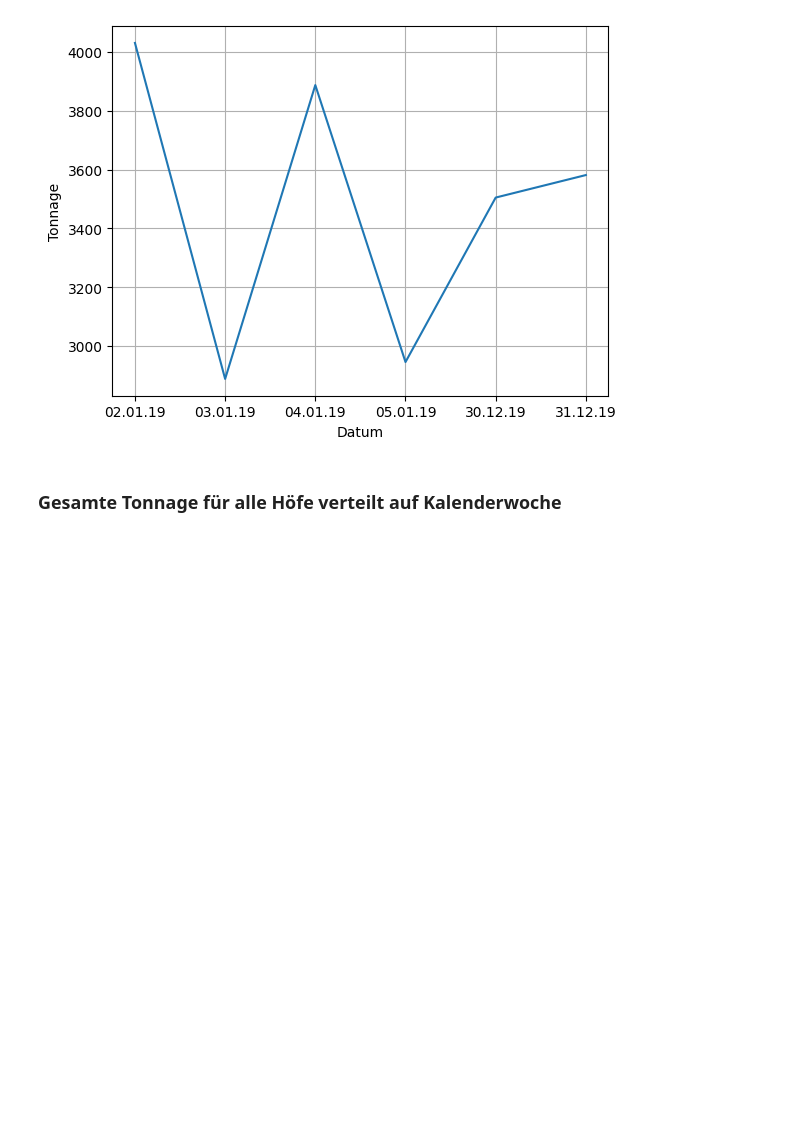
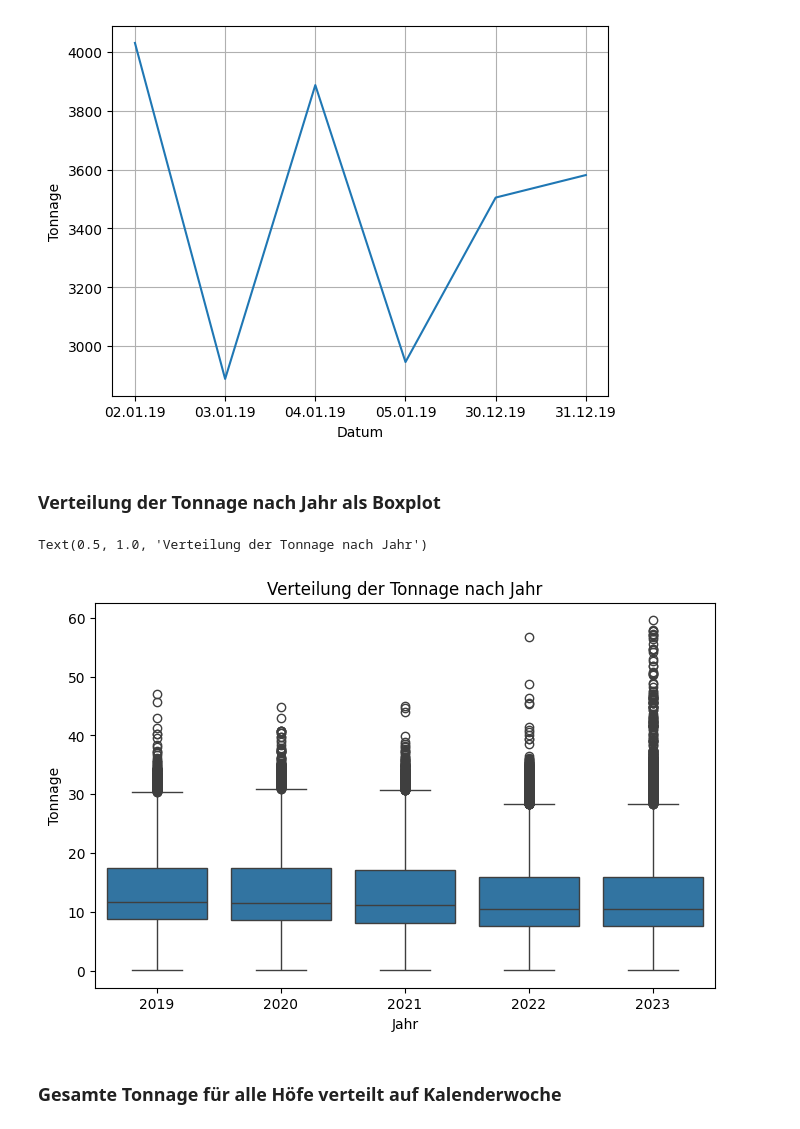
Before and after one commit to s-matthies/ai-waste-analytics, a Jupyter notebook: Basis_Data.ipynb, the cells around one changed output. Cells and saved outputs as stored; diff of their text form; code cells hidden in the pictures; blank space fills up the shorter version.

```diff
--- a/Basis_Data.ipynb
+++ b/Basis_Data.ipynb
@@ -118,6 +145,18 @@ plt.grid(True)
 plt.show()
 # %% [output]
 [figure]
+# %% [markdown]
+### Verteilung der Tonnage nach Jahr als Boxplot
+# %%
+plt.figure(figsize=(8, 5))
+sns.boxplot(x="Jahr", y="Tonnage", data=basis_df)
+
+plt.xlabel("Jahr")
+plt.ylabel("Tonnage")
+plt.title("Verteilung der Tonnage nach Jahr")
+# %% [output]
+Text(0.5, 1.0, 'Verteilung der Tonnage nach Jahr')
+[figure, added]
 # %% [markdown]
 ### Gesamte Tonnage für alle Höfe verteilt auf Kalenderwoche
 # %%
```
Also changed, not shown: parts of 9 cells of this notebook, 2 other files.
